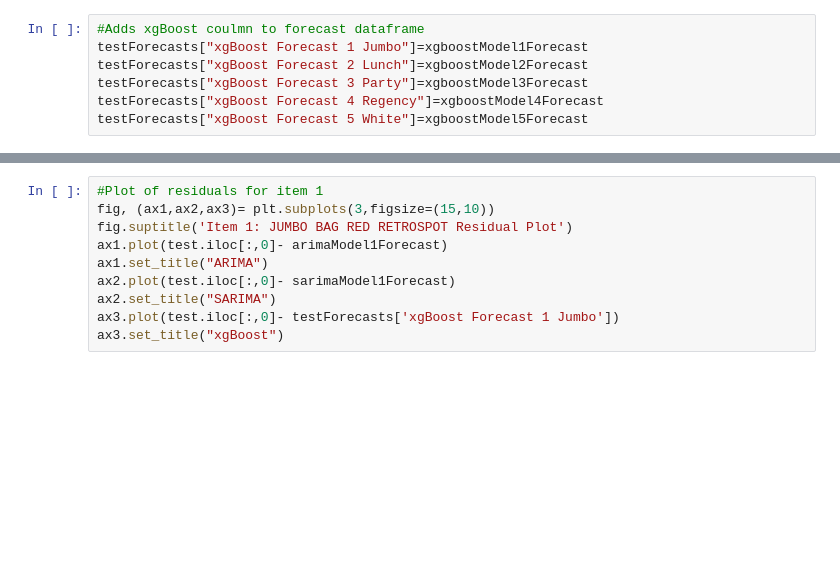
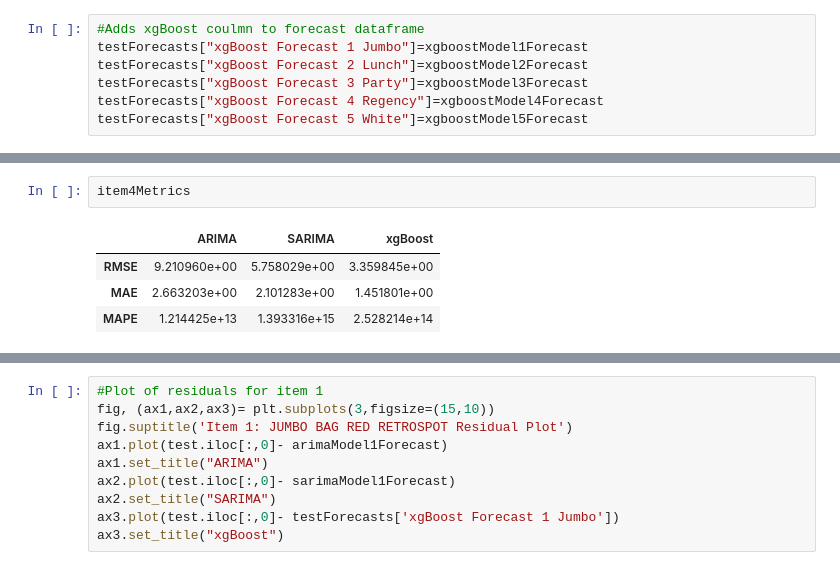
Before and after one commit to Abdul1Abdi/CIND820-Project, a Jupyter notebook: Project Notebook.ipynb, the cells around one changed output, grey strips where cells are left out. Drawn from its saved outputs; the diff is of its cells as text; blank space fills up the shorter version.

```diff
--- a/Project Notebook.ipynb
+++ b/Project Notebook.ipynb
@@ -551,0 +577,7 @@ testForecasts["xgBoost Forecast 5 White"]=xgboostModel5Forecast
+# %%
+item4Metrics
+# %% [output]
+|  | ARIMA | SARIMA | xgBoost |
+| RMSE | 9.210960e+00 | 5.758029e+00 | 3.359845e+00 |
+| MAE | 2.663203e+00 | 2.101283e+00 | 1.451801e+00 |
+| MAPE | 1.214425e+13 | 1.393316e+15 | 2.528214e+14 |
```
Also changed, not shown: parts of 9 cells of this notebook.
